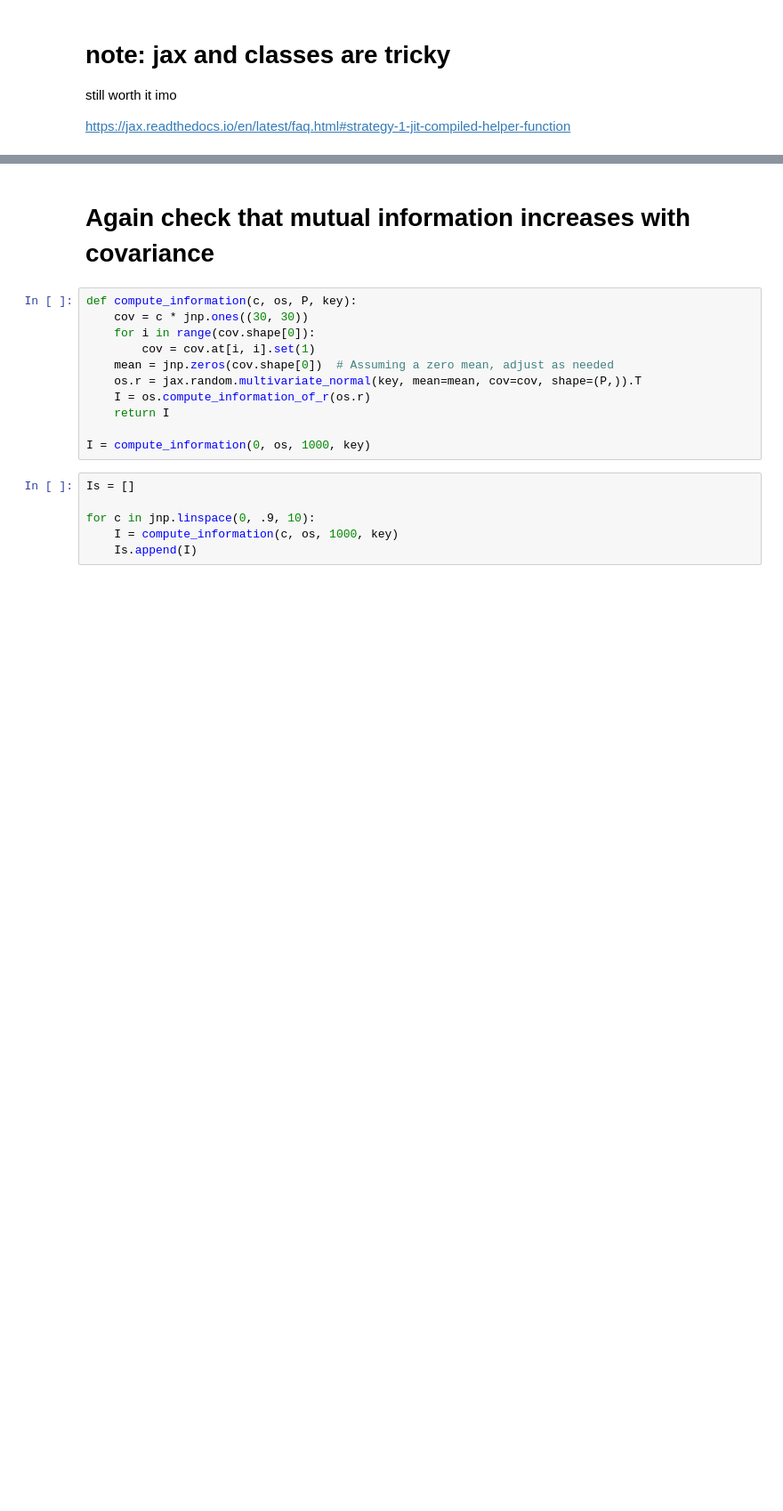
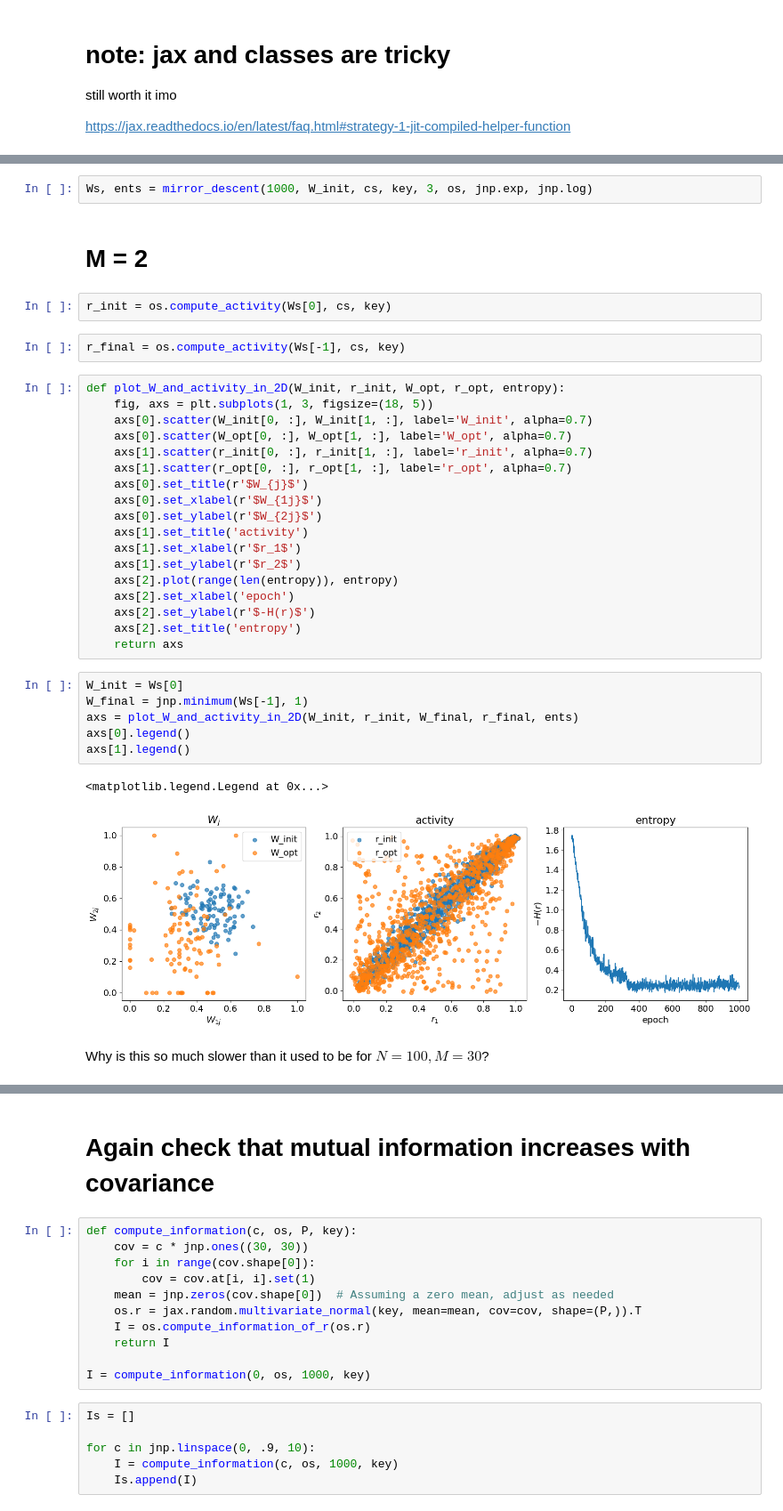
Before and after one commit to juancarlosfdc/noncanonical-olfaction, a Jupyter notebook: canonical-model-jax.ipynb, the cells around one changed output, grey strips where cells are left out. Shown at 89% size. Cells and saved outputs as stored; diff of their text form; blank space fills up the shorter version.

Commit message:
mirror descent

```diff
--- a/canonical-model-jax.ipynb
+++ b/canonical-model-jax.ipynb
@@ -236,0 +191,37 @@ Text(0.5, 0, 'log(w_opt)')
+# %%
+Ws, ents = mirror_descent(1000, W_init, cs, key, 3, os, jnp.exp, jnp.log)
+# %% [markdown]
+# M = 2
+# %%
+r_init = os.compute_activity(Ws[0], cs, key)
+# %%
+r_final = os.compute_activity(Ws[-1], cs, key)
+# %%
+def plot_W_and_activity_in_2D(W_init, r_init, W_opt, r_opt, entropy):
+    fig, axs = plt.subplots(1, 3, figsize=(18, 5))
+    axs[0].scatter(W_init[0, :], W_init[1, :], label='W_init', alpha=0.7)
+    axs[0].scatter(W_opt[0, :], W_opt[1, :], label='W_opt', alpha=0.7)
+    axs[1].scatter(r_init[0, :], r_init[1, :], label='r_init', alpha=0.7)
+    axs[1].scatter(r_opt[0, :], r_opt[1, :], label='r_opt', alpha=0.7)
+    axs[0].set_title(r'$W_{j}$')
+    axs[0].set_xlabel(r'$W_{1j}$')
+    axs[0].set_ylabel(r'$W_{2j}$')
+    axs[1].set_title('activity')
+    axs[1].set_xlabel(r'$r_1$')
+    axs[1].set_ylabel(r'$r_2$')
+    axs[2].plot(range(len(entropy)), entropy)
+    axs[2].set_xlabel('epoch')
+    axs[2].set_ylabel(r'$-H(r)$')
+    axs[2].set_title('entropy')
+    return axs
+# %%
+W_init = Ws[0]
+W_final = jnp.minimum(Ws[-1], 1)
+axs = plot_W_and_activity_in_2D(W_init, r_init, W_final, r_final, ents)
+axs[0].legend()
+axs[1].legend()
+# %% [output]
+<matplotlib.legend.Legend at 0x...>
+[figure, added]
+# %% [markdown]
+Why is this so much slower than it used to be for $N = 100, M=30$?
```
Also changed, not shown: parts of 37 cells of this notebook.
